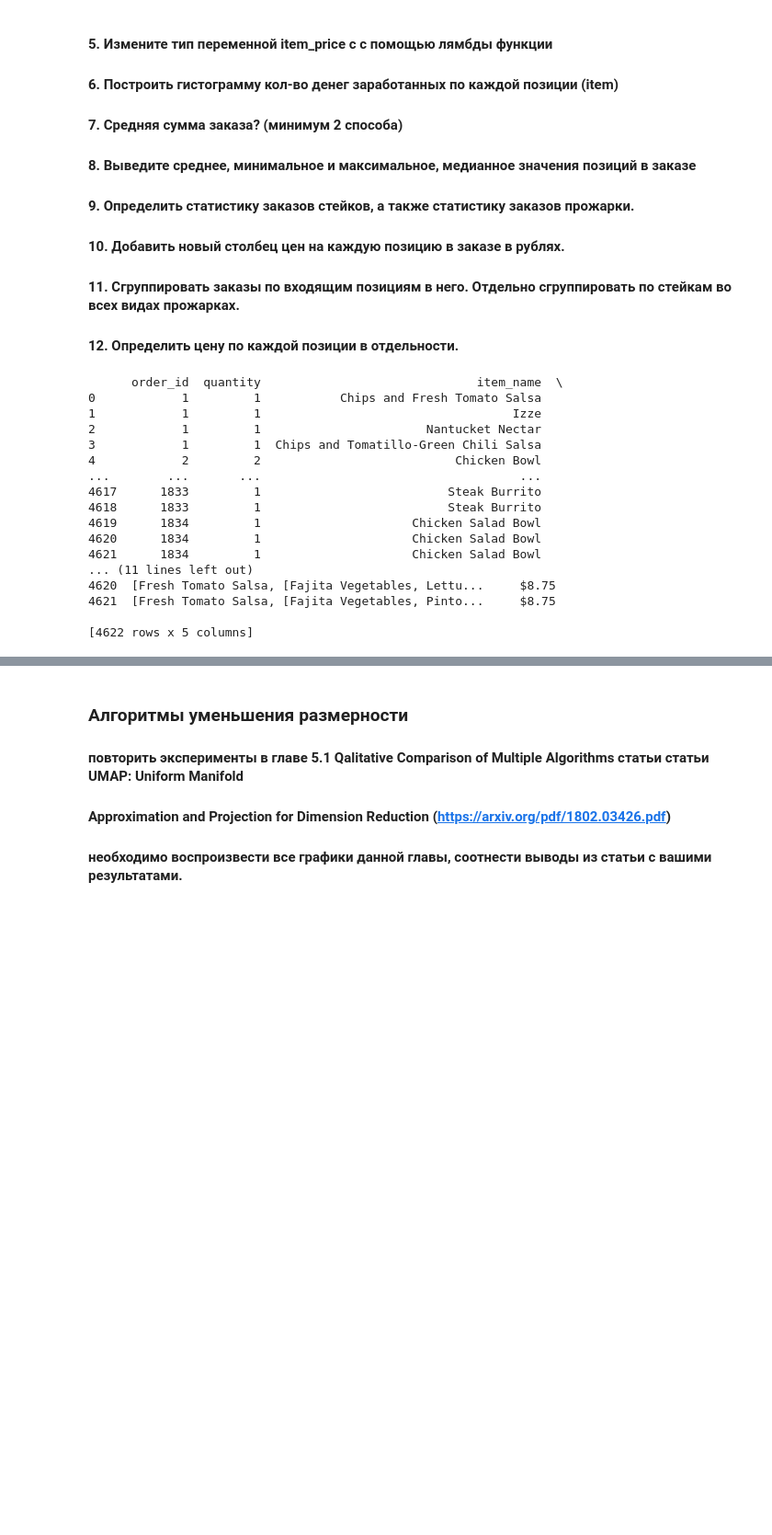
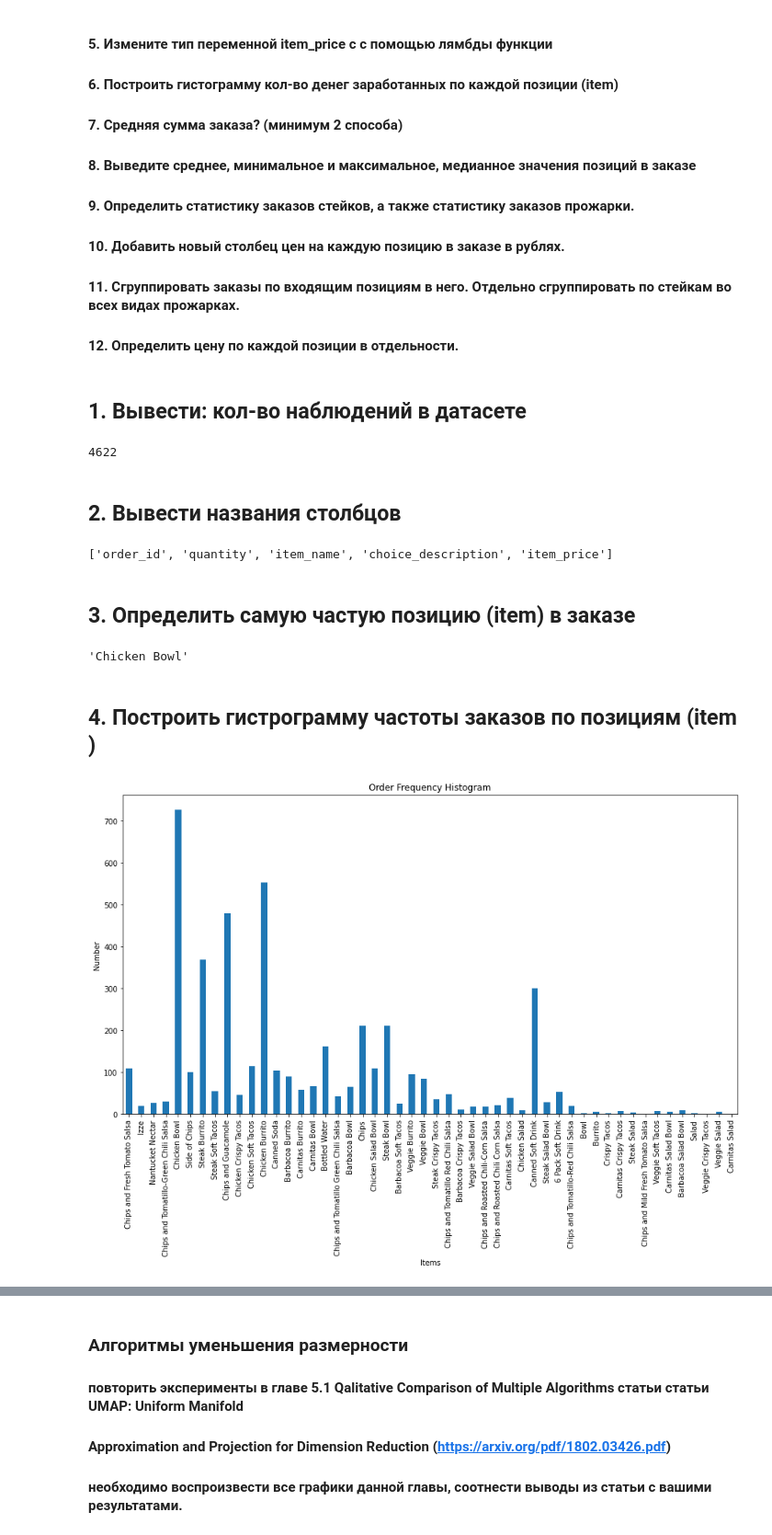
Before and after one commit to SergiusMagnus/Intelligent-Systems, a Jupyter notebook: Task 1/Pandas&DimensionalityReduction.ipynb, the cells around one changed output, grey strips where cells are left out. Shown: that part at 92% size. Saved outputs shown, nothing was run; the diff lists cells and outputs as text; code cells hidden in the pictures; blank space fills up the shorter version.

```diff
--- a/Task 1/Pandas&DimensionalityReduction.ipynb
+++ b/Task 1/Pandas&DimensionalityReduction.ipynb
@@ -17,23 +43,34 @@ data = pd.read_csv('https://raw.githubusercontent.com/justmarkham/DAT8/master/da
 #### 10. Добавить новый столбец цен на каждую позицию в заказе в рублях.
 #### 11. Сгруппировать заказы по входящим позициям в него. Отдельно сгруппировать по стейкам во всех видах прожарках.
 #### 12. Определить цену по каждой позиции в отдельности.
-# %%
-print(data)
-# %% [output]
-      order_id  quantity                              item_name  \
-0            1         1           Chips and Fresh Tomato Salsa
-1            1         1                                   Izze
-2            1         1                       Nantucket Nectar
-3            1         1  Chips and Tomatillo-Green Chili Salsa
-4            2         2                           Chicken Bowl
-...        ...       ...                                    ...
-4617      1833         1                          Steak Burrito
-4618      1833         1                          Steak Burrito
-4619      1834         1                     Chicken Salad Bowl
-4620      1834         1                     Chicken Salad Bowl
-4621      1834         1                     Chicken Salad Bowl
-... (11 lines left out)
-4620  [Fresh Tomato Salsa, [Fajita Vegetables, Lettu...     $8.75
-4621  [Fresh Tomato Salsa, [Fajita Vegetables, Pinto...     $8.75
-
-[4622 rows x 5 columns]
+# %% [markdown]
+## 1. Вывести: кол-во наблюдений в датасете
+# %%
+data.shape[0]
+# %% [output]
+4622
+# %% [markdown]
+## 2. Вывести названия столбцов
+# %%
+list(data.columns)
+# %% [output]
+['order_id', 'quantity', 'item_name', 'choice_description', 'item_price']
+# %% [markdown]
+## 3. Определить самую частую позицию (item) в заказе
+# %%
+data['item_name'].value_counts().index[0]
+# %% [output]
+'Chicken Bowl'
+# %% [markdown]
+## 4. Построить гистрограмму частоты заказов по позициям (item )
+# %%
+each_item_number = Counter(data.item_name)
+each_item_number = pd.DataFrame.from_dict(each_item_number, orient='index')
+
+each_item_number.plot(kind='bar', figsize=(15, 8), legend=False)
+plt.xlabel('Items')
+plt.ylabel('Number')
+plt.title('Order Frequency Histogram')
+plt.show()
+# %% [output]
+[figure, added]
```
Also changed, not shown: parts of 4 cells of this notebook, 1 other file.
